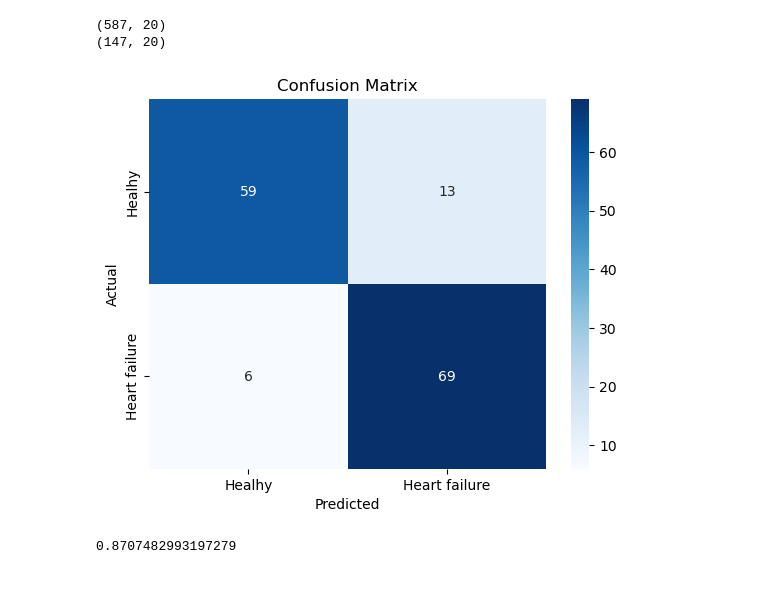
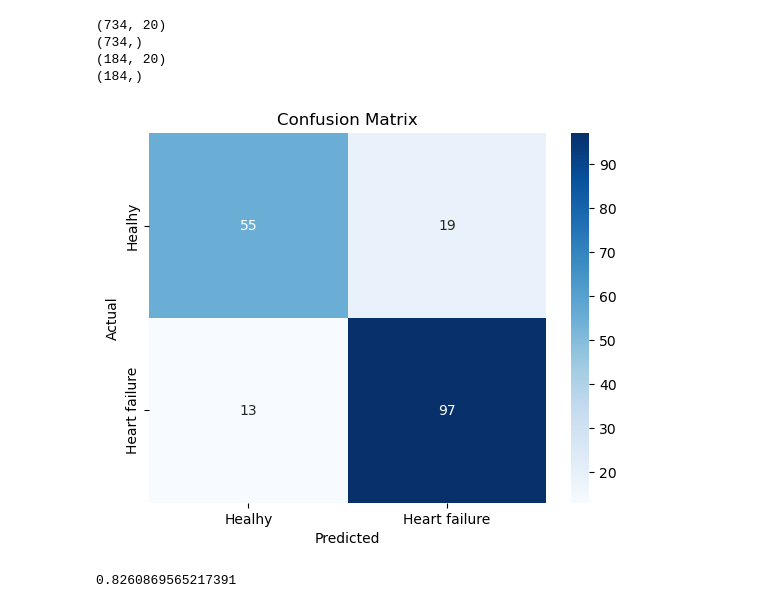
Before and after one commit to heden1/Interpretable-and-Explainable-Classification-for-Medical-Data, a Jupyter notebook: MultiLayerPerceptron.ipynb, the cells around one changed output. Drawn from its saved outputs; the diff is of its cells as text; code cells hidden in the pictures.

Commit message:
Added better plots and uses tes-data for score

```diff
--- a/MultiLayerPerceptron.ipynb
+++ b/MultiLayerPerceptron.ipynb
@@ -2,67 +2,82 @@
 import pandas as pd
 import numpy as np
 import matplotlib.pyplot as plt
-#from preprocessing import preprocess_hf_for_lasso
+from preprocessing import preprocess_hf_for_lasso
 from sklearn.model_selection import train_test_split
 
 
-TEST_SIZE=0.2
+
+
+
 
 heart_failure = pd.read_csv("heart_failure/train_val_split.csv")
-labels = heart_failure.pop("HeartDisease")
+y_train = heart_failure.pop("HeartDisease")
+x_train = preprocess_hf_for_lasso(heart_failure)
+#x_train, x_val, y_train, y_val = train_test_split(preprocessed, labels, test_size=TEST_SIZE)
 
+#test set
+heart_failure_test = pd.read_csv("heart_failure/test_split.csv")
+y_test = heart_failure_test.pop("HeartDisease")
+x_test = preprocess_hf_for_lasso(heart_failure_test)
+
+
+
+#Get fetures
 # Get the columns with non-numeric output
 non_numeric_columns = heart_failure.select_dtypes(exclude=np.number).columns
 # Create dummy variables for non-numeric columns
 heart_failure_dummies = pd.get_dummies(heart_failure, columns=non_numeric_columns)
 features = heart_failure_dummies.columns
 
-x_train, x_valid, y_train, y_valid = train_test_split(heart_failure_dummies, labels, test_size=TEST_SIZE)
 
 
 
 
 print(np.shape(x_train))
-print(np.shape(x_valid))
+print(np.shape(y_train))
+
+print(np.shape(x_test))
+print(np.shape(y_test))
 # %% [output]
-(587, 20)
-(147, 20)
+(734, 20)
+(734,)
+(184, 20)
+(184,)
 # %%
 from sklearn.neural_network import MLPClassifier
 from sklearn.datasets import make_classification
 from sklearn.metrics import confusion_matrix
 import seaborn as sns
 
 clf = MLPClassifier(max_iter=1000,validation_fraction=0.2,early_stopping=True).fit(x_train, y_train)
 
-#clf.predict_proba(x_valid)
 
 
-y_pred = clf.predict(x_valid)
-cm = confusion_matrix(y_valid, y_pred)
+y_pred = clf.predict(x_test)
+cm = confusion_matrix(y_test, y_pred)
 
 
 # Define the labels for the confusion matrix
 labels = ['Healhy', 'Heart failure']
 
 # Create a heatmap of the confusion matrix
 sns.heatmap(cm, annot=True, fmt='d', cmap='Blues', xticklabels=labels, yticklabels=labels)
 
 # Set the title and labels of the plot
 plt.title('Confusion Matrix')
 plt.xlabel('Predicted')
 plt.ylabel('Actual')
 
 # Show the plot
 plt.show()
 
 
 
 #clf.score(x_train, y_train)
-clf.score(x_valid, y_valid)
+clf.score(x_test, y_test)
 # %% [output]
-[figure, old version]
+[figure, new version]
-0.8707482993197279
+0.8260869565217391
 # %%
 import shap
 
```
Also changed, not shown: parts of 5 cells of this notebook.
